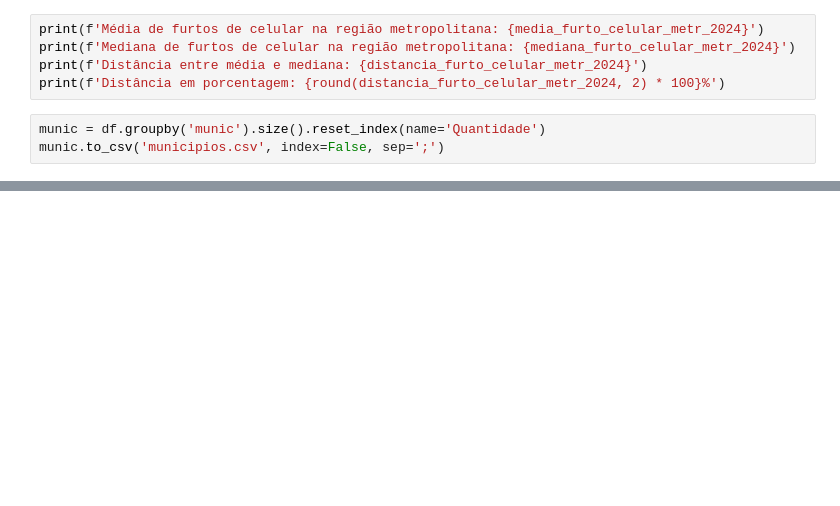
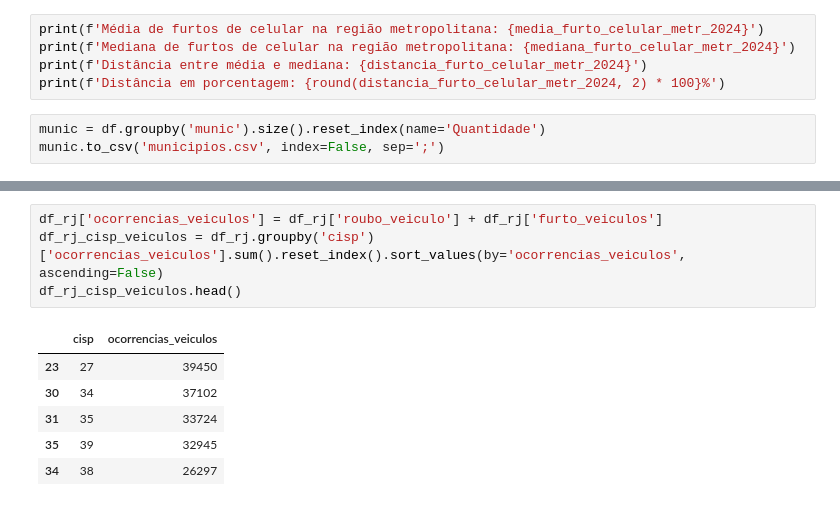
Before and after one commit to isampaio92/senac-dados, a Jupyter notebook: isp_senac.ipynb, the cells around one changed output, grey strips where cells are left out. Saved outputs shown, nothing was run; the diff lists cells and outputs as text; blank space fills up the shorter version.

```diff
--- a/isp_senac.ipynb
+++ b/isp_senac.ipynb
@@ -149,0 +179,11 @@ munic.to_csv('municipios.csv', index=False, sep=';')
+# %%
+df_rj['ocorrencias_veiculos'] = df_rj['roubo_veiculo'] + df_rj['furto_veiculos']
+df_rj_cisp_veiculos = df_rj.groupby('cisp')['ocorrencias_veiculos'].sum().reset_index().sort_values(by='ocorrencias_veiculos', ascending=False)
+df_rj_cisp_veiculos.head()
+# %% [output]
+|  | cisp | ocorrencias_veiculos |
+| 23 | 27 | 39450 |
+| 30 | 34 | 37102 |
+| 31 | 35 | 33724 |
+| 35 | 39 | 32945 |
+| 34 | 38 | 26297 |
```
Also changed, not shown: parts of 12 cells of this notebook.
